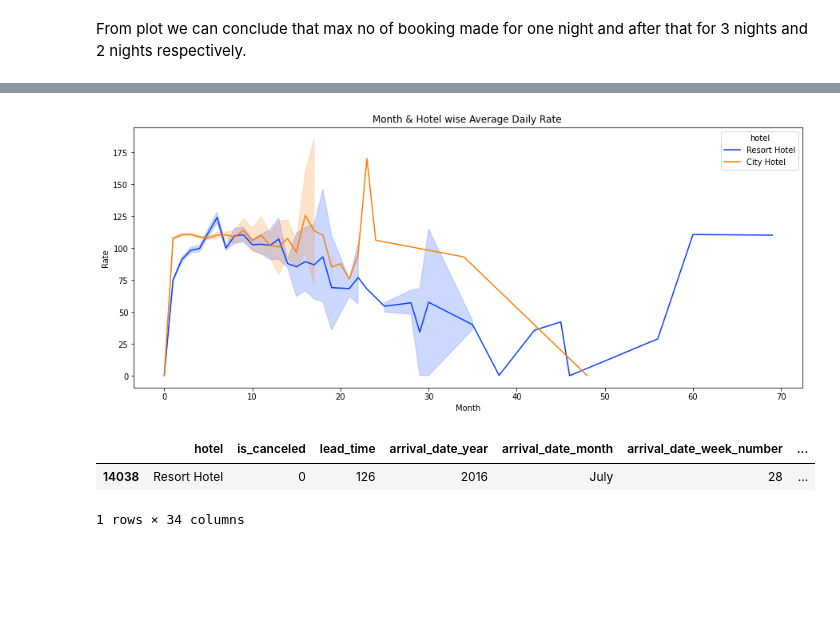
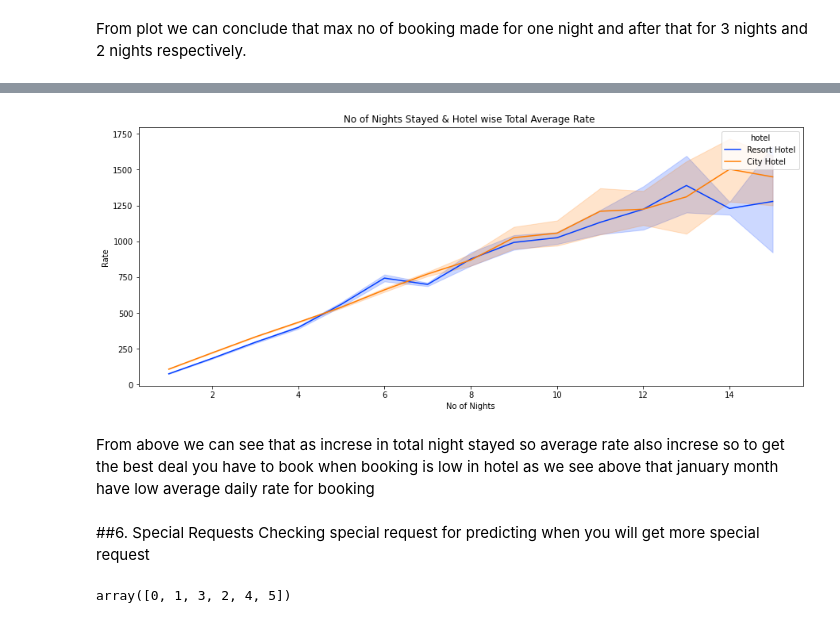
Before and after one commit to rafiddeshmukh/EDA-Hotel_Booking, a Jupyter notebook: Hotel_Booking_Analysis_Capstone_Project.ipynb, the cells around one changed output, grey strips where cells are left out. Drawn from its saved outputs; the diff is of its cells as text; code cells hidden in the pictures; blank space fills up the shorter version.

```diff
--- a/Hotel_Booking_Analysis_Capstone_Project.ipynb
+++ b/Hotel_Booking_Analysis_Capstone_Project.ipynb
@@ -445,0 +514,6 @@ From plot we can conclude that max no of booking made for one night and after th
+# %%
+# taking only total nights which are less than 16
+df_new1 = df_new[df_new['total_nights']<16]
+# %%
+#droping zero nights
+df_new1 = df_new1[df_new1['total_nights']!=0]
@@ -446,24 +536,30 @@ From plot we can conclude that max no of booking made for one night and after th
+# %%
+#creating new column for total aveage rate
+df_new1['ar_total'] = df_new1['total_nights']*df_new1['adr']
 # %%
 #setting figure size
 plt.figure(figsize=(15,6))
 
-#Plotting lineplot for ADR acording to month
-sns.lineplot(x='total_nights', y='adr', hue='hotel', data= df_new,
+#Plotting lineplot for Total AR acording to no of nights stayed
+sns.lineplot(x='total_nights', y='ar_total', hue='hotel', data= df_new1,
              palette='bright')
 
 #setting labels for x and y and set title for lineplot
-plt.xlabel('Month')
+plt.xlabel('No of Nights')
 plt.ylabel('Rate')
-plt.title("Month & Hotel wise Average Daily Rate ")
+plt.title("No of Nights Stayed & Hotel wise Total Average Rate ")
 
 #Display the plot
 plt.show()
 # %% [output]
-[figure, old version]
+[figure, new version]
-# %%
-df_max=df_new[df_new['stays_in_week_nights']==df_new['stays_in_week_nights'].max()]
-df_max
-# %% [output]
-|  | hotel | is_canceled | lead_time | arrival_date_year | arrival_date_month | arrival_date_week_number | ... |
-| 14038 | Resort Hotel | 0 | 126 | 2016 | July | 28 | ... |
-1 rows × 34 columns
+# %% [markdown]
+From above we can see that as increse in total night stayed so average rate also increse so to get the best deal you have to book when booking is low in hotel as we see above that january month have low average daily rate for booking
+# %% [markdown]
+##6. Special Requests
+Checking special request for predicting when you will get more special request
+# %%
+#checking unique value
+df_new['total_of_special_requests'].unique()
+# %% [output]
+array([0, 1, 3, 2, 4, 5])
```
Also changed, not shown: parts of 17 cells of this notebook.
